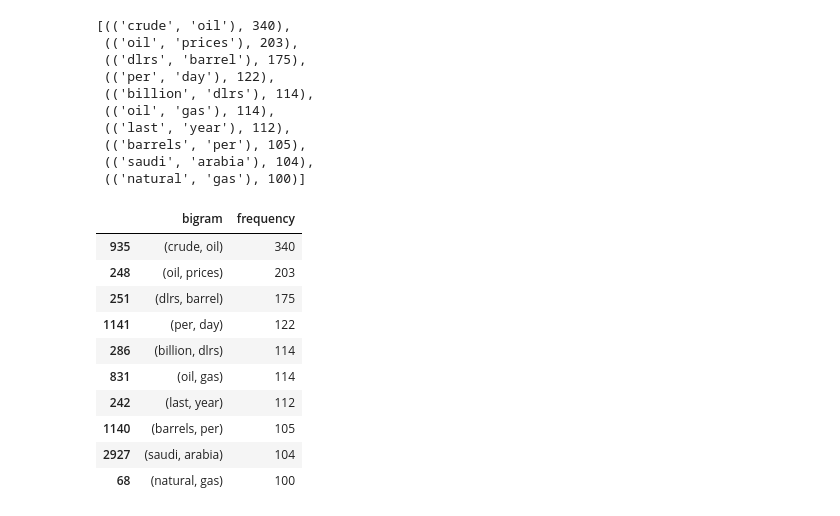
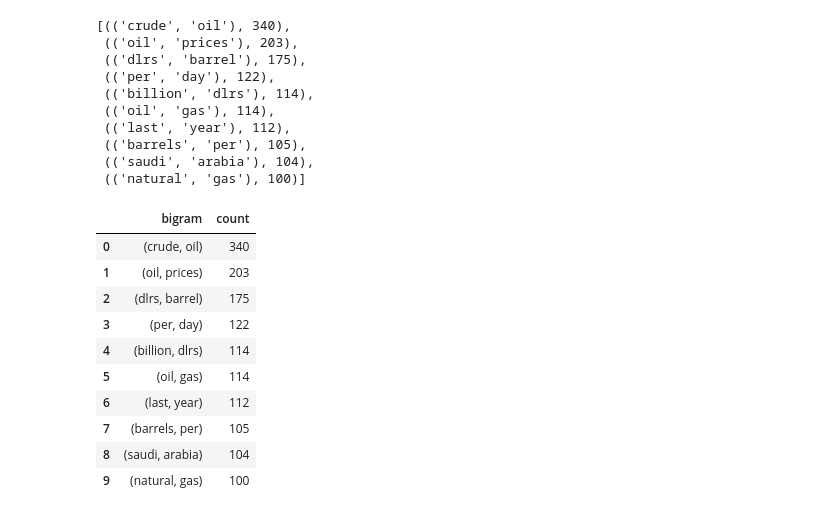
Before and after one commit to pdevalaraju/Machine_Learning_programs, a Jupyter notebook: NLP/nlp_wordcloud.ipynb, the cells around one changed output. Cells and saved outputs as stored; diff of their text form; code cells hidden in the pictures.

```diff
--- a/NLP/nlp_wordcloud.ipynb
+++ b/NLP/nlp_wordcloud.ipynb
@@ -90,3 +72,6 @@ bigram_counts = Counter(ngrams(tokenized_article, n=2))
+# %%
+bg_list = ngrams(process_text(big_string, sw_union), n=2)
+bigram_counts = Counter(bg_list)
 # %%
 bigram_counts.most_common(10)
 # %% [output]
@@ -107,17 +88,17 @@ bigram_df = pd.DataFrame({'bigram': [key for key in bigram_counts.keys()],
-# %%
-bigram_df.nlargest(10, 'frequency')
-# %% [output]
-|  | bigram | frequency |
-| 935 | (crude, oil) | 340 |
-| 248 | (oil, prices) | 203 |
-| 251 | (dlrs, barrel) | 175 |
-| 1141 | (per, day) | 122 |
-| 286 | (billion, dlrs) | 114 |
-| 831 | (oil, gas) | 114 |
-| 242 | (last, year) | 112 |
-| 1140 | (barrels, per) | 105 |
-| 2927 | (saudi, arabia) | 104 |
-| 68 | (natural, gas) | 100 |
+# %%
+pd.DataFrame(list(bigram_counts.most_common(10)), columns=['bigram', 'count'])
+# %% [output]
+|  | bigram | count |
+| 0 | (crude, oil) | 340 |
+| 1 | (oil, prices) | 203 |
+| 2 | (dlrs, barrel) | 175 |
+| 3 | (per, day) | 122 |
+| 4 | (billion, dlrs) | 114 |
+| 5 | (oil, gas) | 114 |
+| 6 | (last, year) | 112 |
+| 7 | (barrels, per) | 105 |
+| 8 | (saudi, arabia) | 104 |
+| 9 | (natural, gas) | 100 |
 # %%
 input_text = ' '.join(process_text(big_string, sw_union))
 # %%
```
Also changed, not shown: parts of 10 cells of this notebook.
